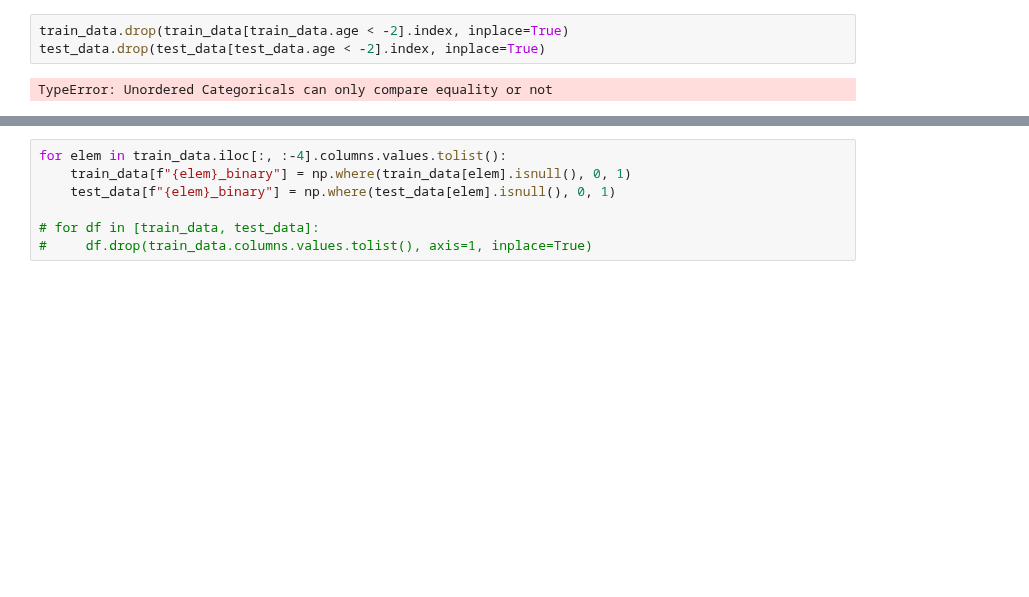
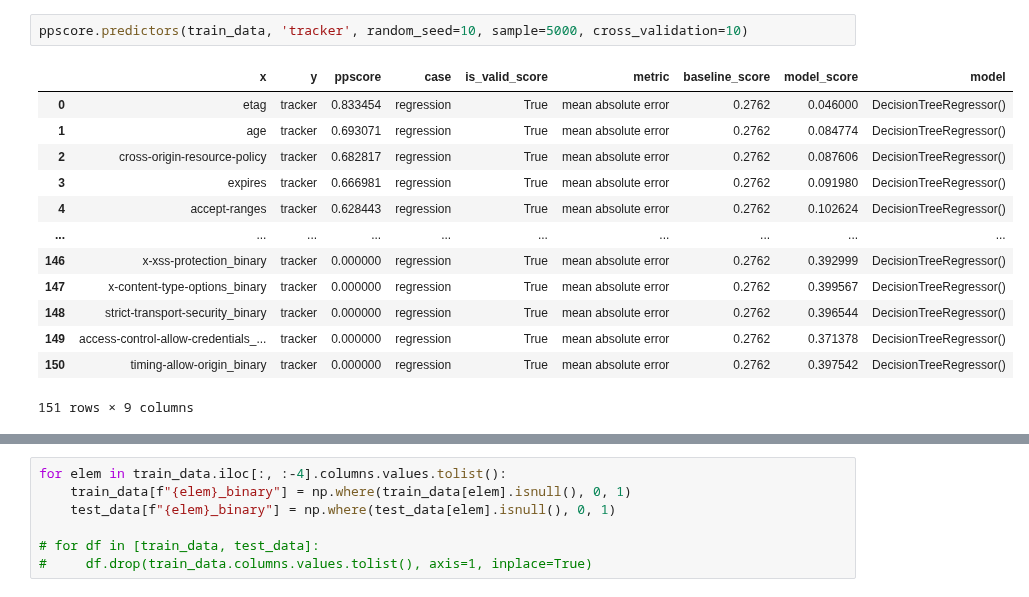
Before and after one commit to wolfrieder/http-response-classifier, a Jupyter notebook: notebooks/modeling.ipynb, the cells around one changed output, grey strips where cells are left out. Cells and saved outputs as stored; diff of their text form; blank space fills up the shorter version.

```diff
--- a/notebooks/modeling.ipynb
+++ b/notebooks/modeling.ipynb
@@ -64,5 +37,16 @@ train_data
-# %%
-train_data.drop(train_data[train_data.age < -2].index, inplace=True)
-test_data.drop(test_data[test_data.age < -2].index, inplace=True)
-# %% [output]
-TypeError: Unordered Categoricals can only compare equality or not
+# %%
+ppscore.predictors(train_data, 'tracker', random_seed=10, sample=5000, cross_validation=10)
+# %% [output]
+|  | x | y | ppscore | case | is_valid_score | metric | baseline_score | model_score | model |
+| 0 | etag | tracker | 0.833454 | regression | True | mean absolute error | 0.2762 | 0.046000 | DecisionTreeRegressor() |
+| 1 | age | tracker | 0.693071 | regression | True | mean absolute error | 0.2762 | 0.084774 | DecisionTreeRegressor() |
+| 2 | cross-origin-resource-policy | tracker | 0.682817 | regression | True | mean absolute error | 0.2762 | 0.087606 | DecisionTreeRegressor() |
+| 3 | expires | tracker | 0.666981 | regression | True | mean absolute error | 0.2762 | 0.091980 | DecisionTreeRegressor() |
+| 4 | accept-ranges | tracker | 0.628443 | regression | True | mean absolute error | 0.2762 | 0.102624 | DecisionTreeRegressor() |
+| ... | ... | ... | ... | ... | ... | ... | ... | ... | ... |
+| 146 | x-xss-protection_binary | tracker | 0.000000 | regression | True | mean absolute error | 0.2762 | 0.392999 | DecisionTreeRegressor() |
+| 147 | x-content-type-options_binary | tracker | 0.000000 | regression | True | mean absolute error | 0.2762 | 0.399567 | DecisionTreeRegressor() |
+| 148 | strict-transport-security_binary | tracker | 0.000000 | regression | True | mean absolute error | 0.2762 | 0.396544 | DecisionTreeRegressor() |
+| 149 | access-control-allow-credentials_... | tracker | 0.000000 | regression | True | mean absolute error | 0.2762 | 0.371378 | DecisionTreeRegressor() |
+| 150 | timing-allow-origin_binary | tracker | 0.000000 | regression | True | mean absolute error | 0.2762 | 0.397542 | DecisionTreeRegressor() |
+151 rows × 9 columns
```
Also changed, not shown: parts of 36 cells of this notebook, 20 other files.
